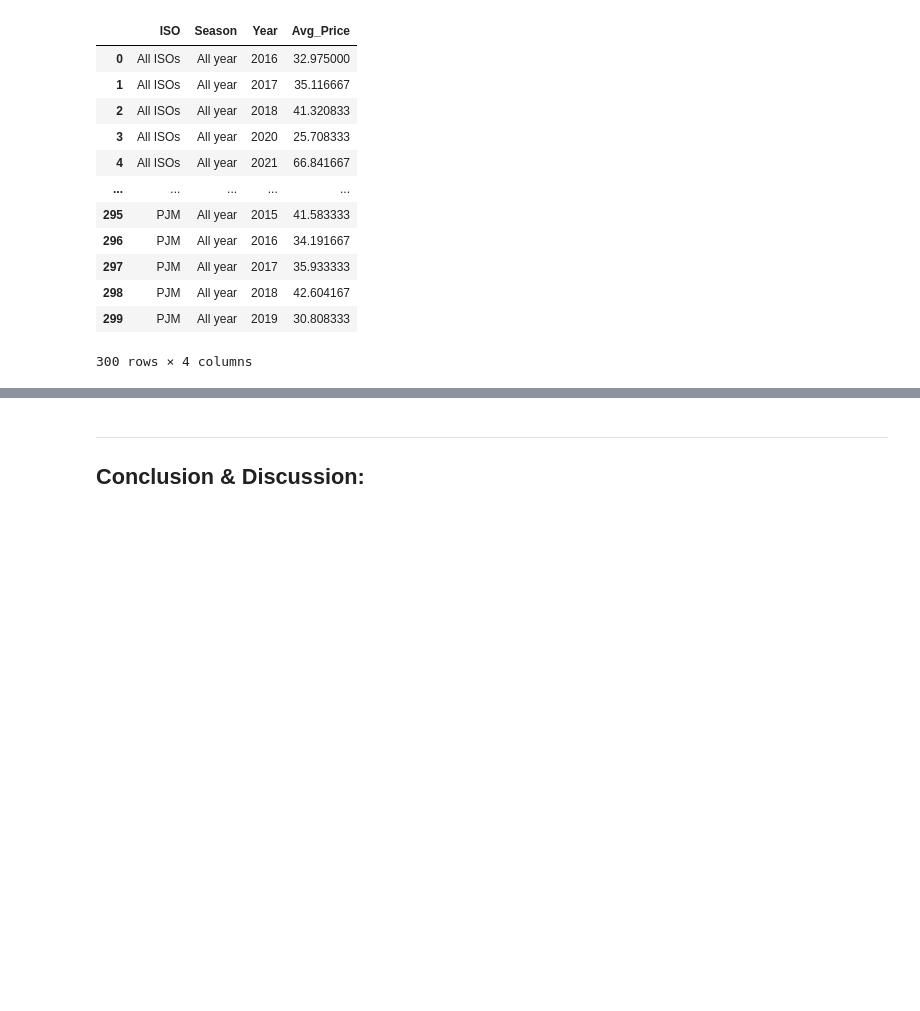
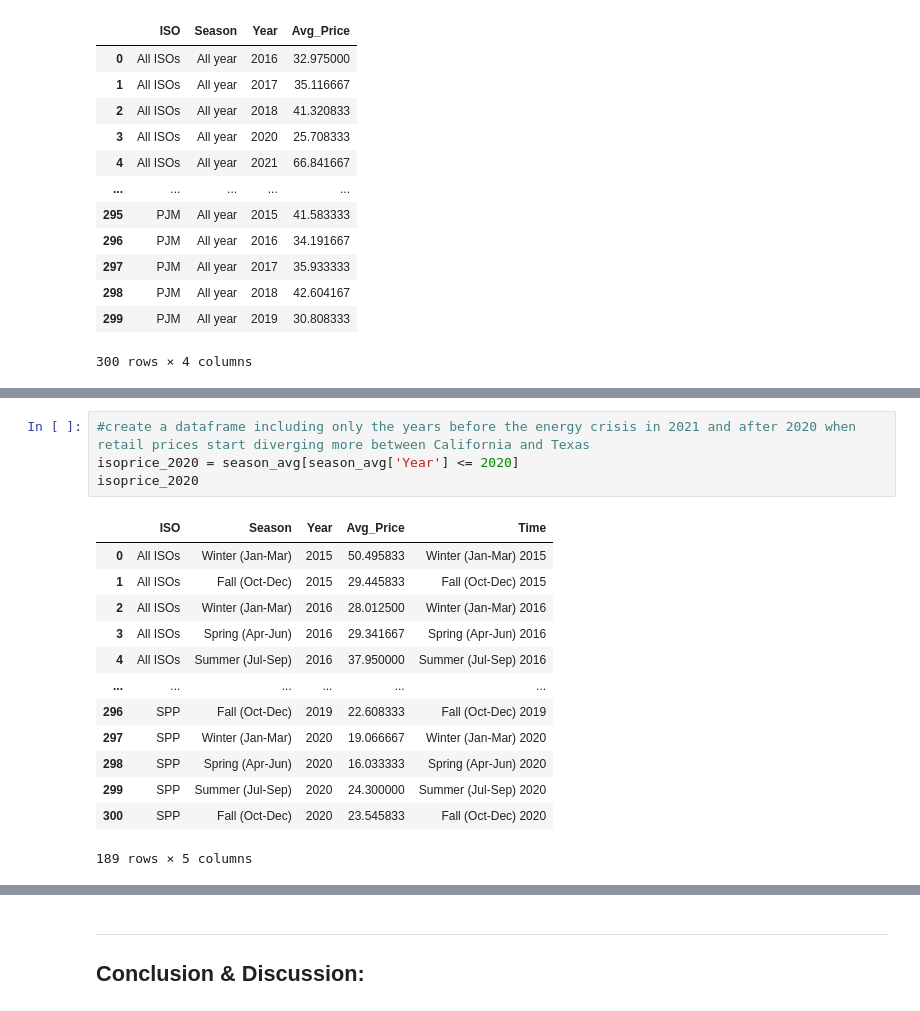
Before and after one commit to ellenwang995/final_project, a Jupyter notebook: USElectricityMarkets.ipynb, the cells around one changed output, grey strips where cells are left out. Cells and saved outputs as stored; diff of their text form; blank space fills up the shorter version.

```diff
--- a/USElectricityMarkets.ipynb
+++ b/USElectricityMarkets.ipynb
@@ -427,0 +482,18 @@ season_avg.head(100)
+# %%
+#create a dataframe including only the years before the energy crisis in 2021 and after 2020 when retail prices start diverging more between California and Texas
+isoprice_2020 = season_avg[season_avg['Year'] <= 2020]
+isoprice_2020
+# %% [output]
+|  | ISO | Season | Year | Avg_Price | Time |
+| 0 | All ISOs | Winter (Jan-Mar) | 2015 | 50.495833 | Winter (Jan-Mar) 2015 |
+| 1 | All ISOs | Fall (Oct-Dec) | 2015 | 29.445833 | Fall (Oct-Dec) 2015 |
+| 2 | All ISOs | Winter (Jan-Mar) | 2016 | 28.012500 | Winter (Jan-Mar) 2016 |
+| 3 | All ISOs | Spring (Apr-Jun) | 2016 | 29.341667 | Spring (Apr-Jun) 2016 |
+| 4 | All ISOs | Summer (Jul-Sep) | 2016 | 37.950000 | Summer (Jul-Sep) 2016 |
+| ... | ... | ... | ... | ... | ... |
+| 296 | SPP | Fall (Oct-Dec) | 2019 | 22.608333 | Fall (Oct-Dec) 2019 |
+| 297 | SPP | Winter (Jan-Mar) | 2020 | 19.066667 | Winter (Jan-Mar) 2020 |
+| 298 | SPP | Spring (Apr-Jun) | 2020 | 16.033333 | Spring (Apr-Jun) 2020 |
+| 299 | SPP | Summer (Jul-Sep) | 2020 | 24.300000 | Summer (Jul-Sep) 2020 |
+| 300 | SPP | Fall (Oct-Dec) | 2020 | 23.545833 | Fall (Oct-Dec) 2020 |
+189 rows × 5 columns
```
Also changed, not shown: parts of 15 cells of this notebook.
